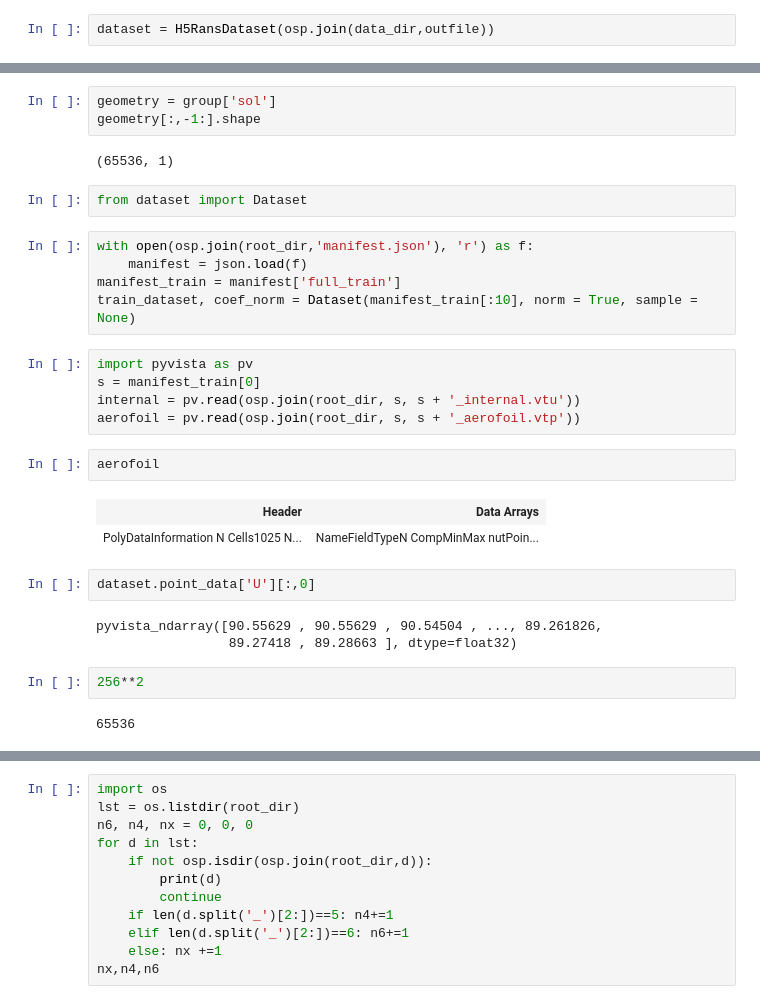
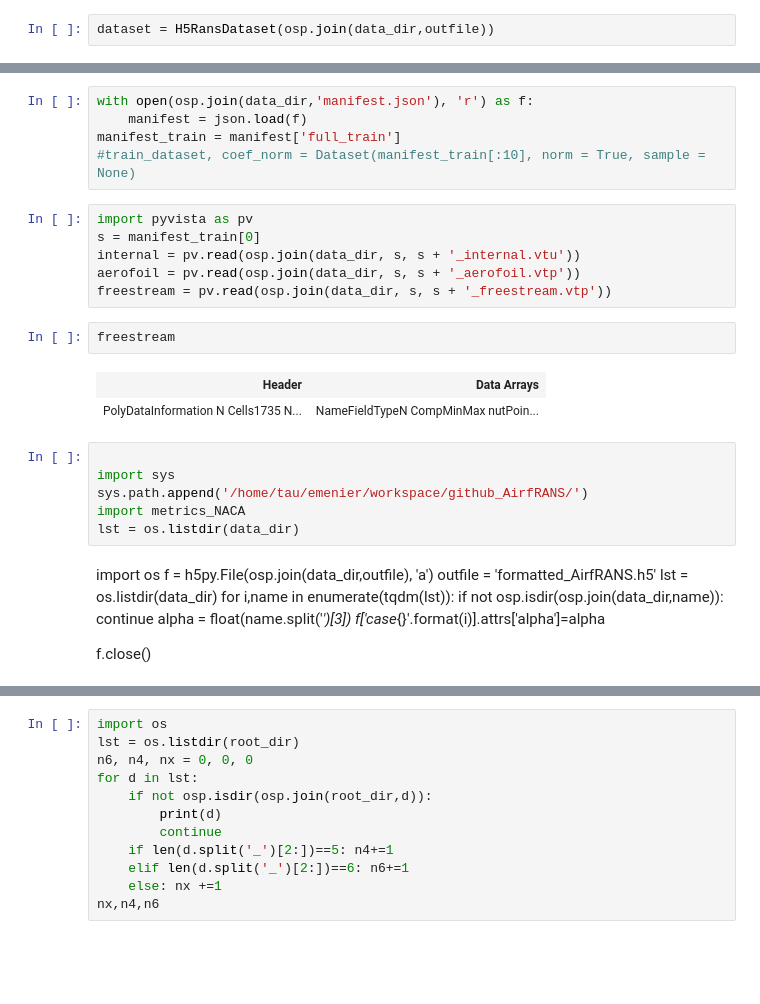
Before and after one commit to emenier/RANSformer, a Jupyter notebook: Data_Manipulation.ipynb, the cells around one changed output, grey strips where cells are left out. Cells and saved outputs as stored; diff of their text form; blank space fills up the shorter version.

Commit message:
Angle of attack is important ;)

```diff
--- a/Data_Manipulation.ipynb
+++ b/Data_Manipulation.ipynb
@@ -46,34 +41,38 @@ cbar = plt.colorbar(ola)
-# %%
-geometry = group['sol']
-geometry[:,-1:].shape
-# %% [output]
-(65536, 1)
-# %%
-from dataset import Dataset
 # %%
-with open(osp.join(root_dir,'manifest.json'), 'r') as f:
+with open(osp.join(data_dir,'manifest.json'), 'r') as f:
     manifest = json.load(f)
 manifest_train = manifest['full_train']
-train_dataset, coef_norm = Dataset(manifest_train[:10], norm = True, sample = None)
+#train_dataset, coef_norm = Dataset(manifest_train[:10], norm = True, sample = None)
 # %%
 import pyvista as pv
 s = manifest_train[0]
-internal = pv.read(osp.join(root_dir, s, s + '_internal.vtu'))
-aerofoil = pv.read(osp.join(root_dir, s, s + '_aerofoil.vtp'))
+internal = pv.read(osp.join(data_dir, s, s + '_internal.vtu'))
+aerofoil = pv.read(osp.join(data_dir, s, s + '_aerofoil.vtp'))
+freestream = pv.read(osp.join(data_dir, s, s + '_freestream.vtp'))
 # %%
-aerofoil
+freestream
 # %% [output]
 | Header | Data Arrays |
-| PolyDataInformation N Cells1025 N... | NameFieldTypeN CompMinMax nutPoin... |
+| PolyDataInformation N Cells1735 N... | NameFieldTypeN CompMinMax nutPoin... |
 # %%
-dataset.point_data['U'][:,0]
+
+import sys
+sys.path.append('/home/tau/emenier/workspace/github_AirfRANS/')
+import metrics_NACA
+lst = os.listdir(data_dir)
-# %% [output]
-pyvista_ndarray([90.55629 , 90.55629 , 90.54504 , ..., 89.261826,
-                 89.27418 , 89.28663 ], dtype=float32)
-# %%
-256**2
-# %% [output]
-65536
+# %% [markdown]
+import os
+f = h5py.File(osp.join(data_dir,outfile), 'a')
+outfile = 'formatted_AirfRANS.h5'
+lst = os.listdir(data_dir)
+for i,name in enumerate(tqdm(lst)):
+    if not osp.isdir(osp.join(data_dir,name)):
+        continue
+    alpha = float(name.split('_')[3])
+    f['case_{}'.format(i)].attrs['alpha']=alpha
+
+
+f.close()
 # %%
 import scipy.interpolate
 N = 256
```
Also changed, not shown: parts of 4 cells of this notebook, 4 other files.
